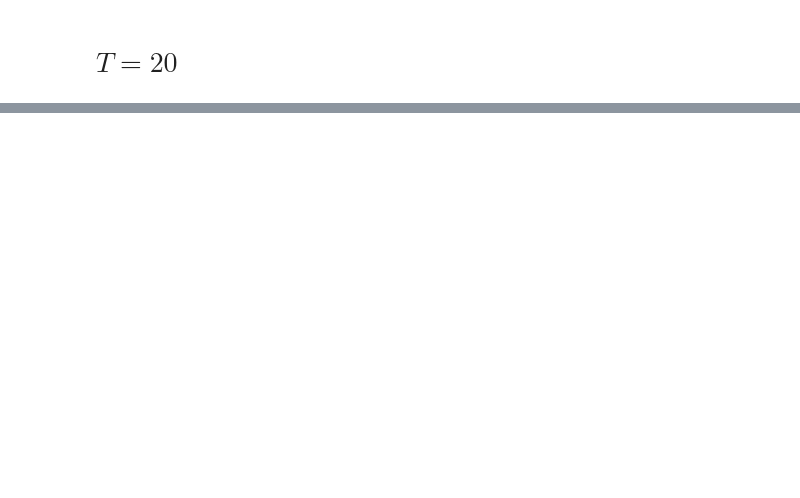
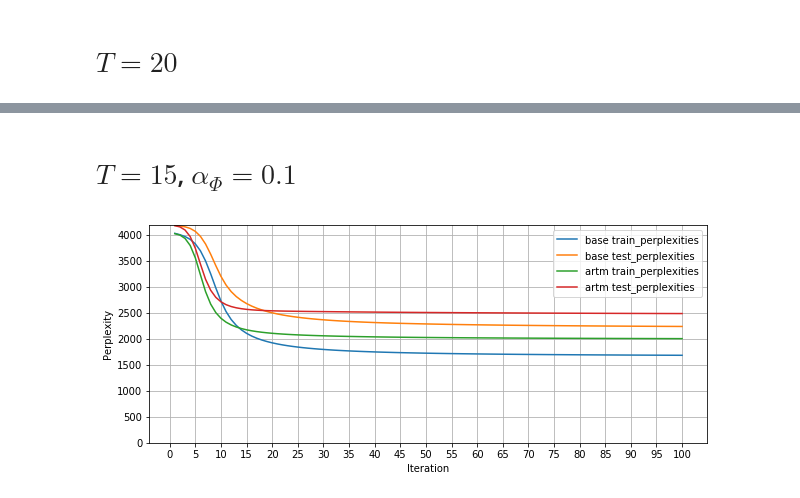
Before and after one commit to ilirhin/Diploma, a Jupyter notebook: Sources/ThetalessExperiment.ipynb, the cells around one changed output, grey strips where cells are left out. Saved outputs shown, nothing was run; the diff lists cells and outputs as text; code cells hidden in the pictures; blank space fills up the shorter version.

Commit message:
nips experiment

```diff
--- a/Sources/ThetalessExperiment.ipynb
+++ b/Sources/ThetalessExperiment.ipynb
@@ -200,0 +219,6 @@ phi_experiment_res('./thetaless_exp/phi_exp_20_topics.pkl')
+# %% [markdown]
+# $T = 15$, $\alpha_{\Phi} = 0.1$
+# %%
+phi_experiment_res('./thetaless_exp/phi_exp_15_topics_phi_alpha+0.1.pkl')
+# %% [output]
+[figure, added]
```
Also changed, not shown: parts of 9 cells of this notebook, 6 other files.
